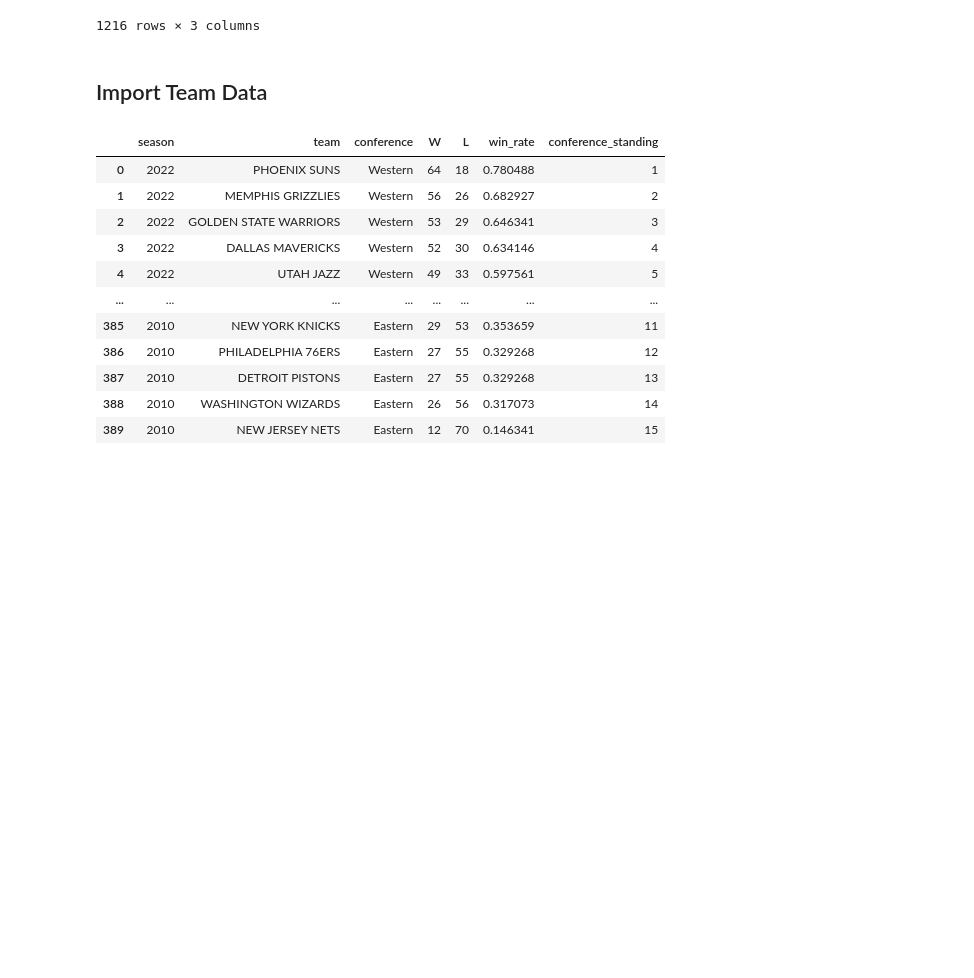
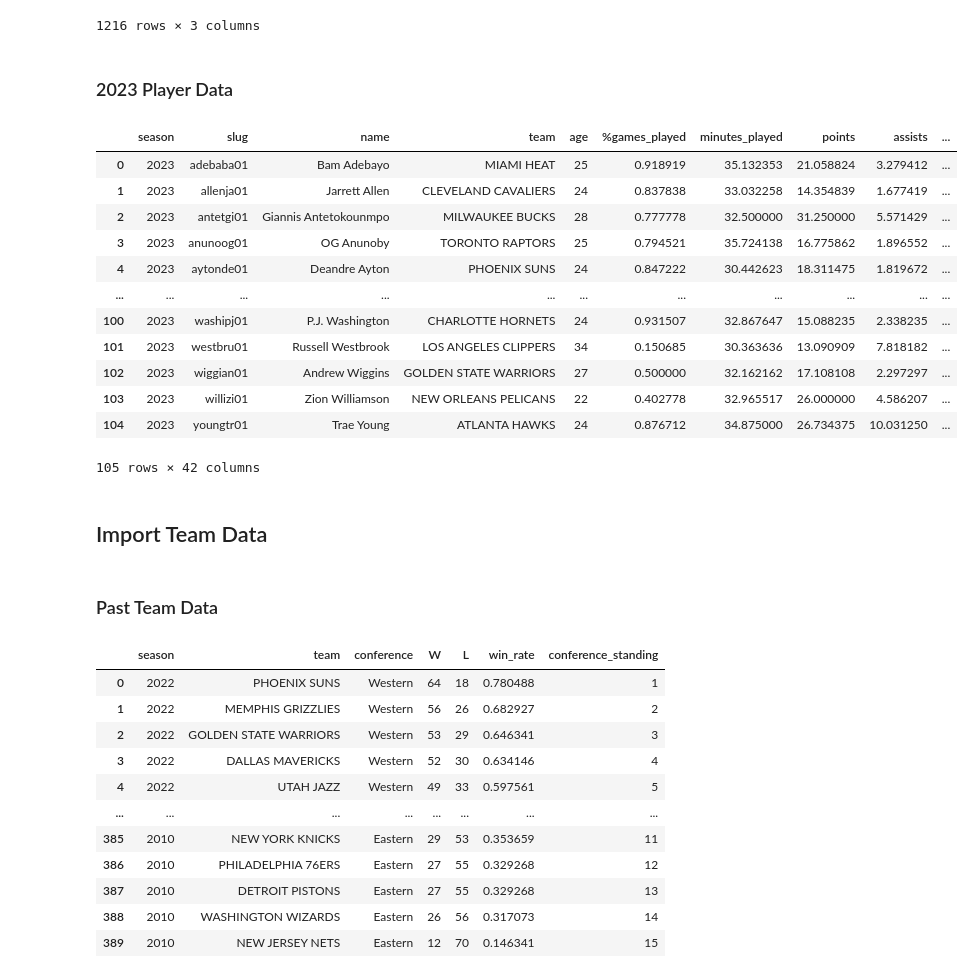
Before and after one commit to tz1211/DS105L-Project-404-Not-Found, a Jupyter notebook: Code/final_data_cleaning.ipynb, the cells around one changed output. Saved outputs shown, nothing was run; the diff lists cells and outputs as text; code cells hidden in the pictures; blank space fills up the shorter version.

```diff
--- a/Code/final_data_cleaning.ipynb
+++ b/Code/final_data_cleaning.ipynb
@@ -40,8 +42,30 @@ df_label
 | 1214 | 2022 | Christian Wood | 0 |
 | 1215 | 2022 | Trae Young | 0 |
 1216 rows × 3 columns
+# %% [markdown]
+### 2023 Player Data
+# %%
+df_players_2023 = pd.read_csv("../Data/player_data_2023.csv")
+df_players_2023.drop("Unnamed: 0", axis = 1, inplace = True)
+df_players_2023
+# %% [output]
+|  | season | slug | name | team | age | %games_played | minutes_played | points | assists | ... |
+| 0 | 2023 | adebaba01 | Bam Adebayo | MIAMI HEAT | 25 | 0.918919 | 35.132353 | 21.058824 | 3.279412 | ... |
+| 1 | 2023 | allenja01 | Jarrett Allen | CLEVELAND CAVALIERS | 24 | 0.837838 | 33.032258 | 14.354839 | 1.677419 | ... |
+| 2 | 2023 | antetgi01 | Giannis Antetokounmpo | MILWAUKEE BUCKS | 28 | 0.777778 | 32.500000 | 31.250000 | 5.571429 | ... |
+| 3 | 2023 | anunoog01 | OG Anunoby | TORONTO RAPTORS | 25 | 0.794521 | 35.724138 | 16.775862 | 1.896552 | ... |
+| 4 | 2023 | aytonde01 | Deandre Ayton | PHOENIX SUNS | 24 | 0.847222 | 30.442623 | 18.311475 | 1.819672 | ... |
+| ... | ... | ... | ... | ... | ... | ... | ... | ... | ... | ... |
+| 100 | 2023 | washipj01 | P.J. Washington | CHARLOTTE HORNETS | 24 | 0.931507 | 32.867647 | 15.088235 | 2.338235 | ... |
+| 101 | 2023 | westbru01 | Russell Westbrook | LOS ANGELES CLIPPERS | 34 | 0.150685 | 30.363636 | 13.090909 | 7.818182 | ... |
+| 102 | 2023 | wiggian01 | Andrew Wiggins | GOLDEN STATE WARRIORS | 27 | 0.500000 | 32.162162 | 17.108108 | 2.297297 | ... |
+| 103 | 2023 | willizi01 | Zion Williamson | NEW ORLEANS PELICANS | 22 | 0.402778 | 32.965517 | 26.000000 | 4.586207 | ... |
+| 104 | 2023 | youngtr01 | Trae Young | ATLANTA HAWKS | 24 | 0.876712 | 34.875000 | 26.734375 | 10.031250 | ... |
+105 rows × 42 columns
 # %% [markdown]
 ## Import Team Data
+# %% [markdown]
+### Past Team Data
 # %%
 df_teams = pd.read_csv("../Data/team_data.csv")
 df_teams.drop("Unnamed: 0", axis=1, inplace=True)
```
Also changed, not shown: parts of 8 cells of this notebook.
